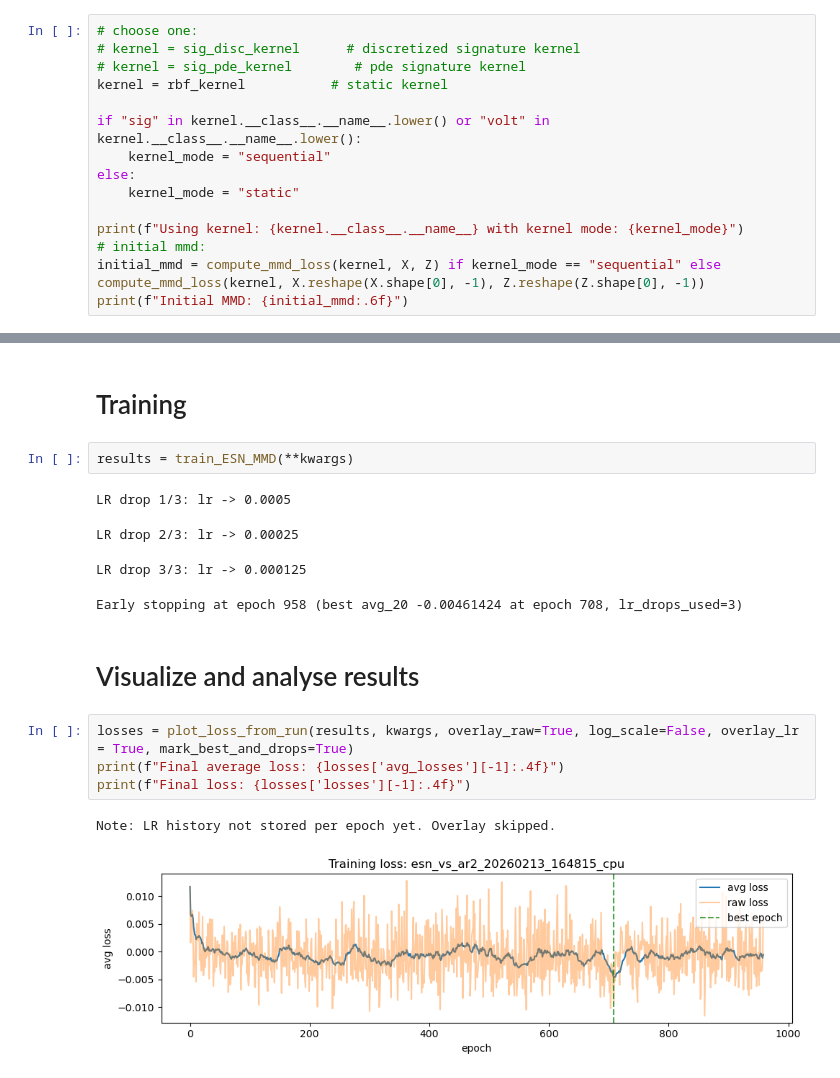
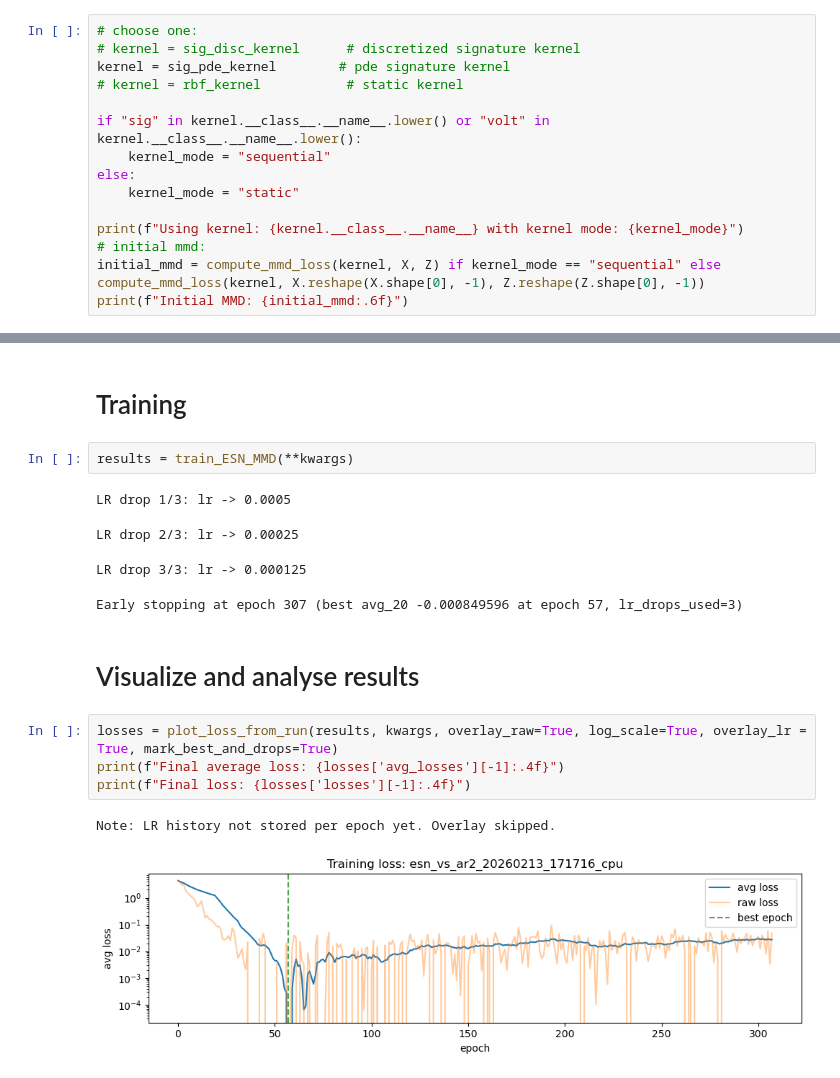
Before and after one commit to omersuder5/My_trial_space, a Jupyter notebook: example_training_dataloader.ipynb, the cells around one changed output, grey strips where cells are left out. Drawn from its saved outputs; the diff is of its cells as text.

```diff
--- a/example_training_dataloader.ipynb
+++ b/example_training_dataloader.ipynb
@@ -101,8 +101,8 @@ rbf_kernel = ksig_disc.kernels.RBFKernel(sigma=static_sigma)
 # %%
 # choose one:
 # kernel = sig_disc_kernel      # discretized signature kernel
-# kernel = sig_pde_kernel        # pde signature kernel
-kernel = rbf_kernel           # static kernel
+kernel = sig_pde_kernel        # pde signature kernel
+# kernel = rbf_kernel           # static kernel
 
 if "sig" in kernel.__class__.__name__.lower() or "volt" in kernel.__class__.__name__.lower():
     kernel_mode = "sequential"
@@ -172,13 +172,13 @@ results = train_ESN_MMD(**kwargs)
 LR drop 1/3: lr -> 0.0005
 LR drop 2/3: lr -> 0.00025
 LR drop 3/3: lr -> 0.000125
-Early stopping at epoch 958 (best avg_20 -0.00461424 at epoch 708, lr_drops_used=3)
+Early stopping at epoch 307 (best avg_20 -0.000849596 at epoch 57, lr_drops_used=3)
 # %% [markdown]
 # Visualize and analyse results
 # %%
-losses = plot_loss_from_run(results, kwargs, overlay_raw=True, log_scale=False, overlay_lr = True, mark_best_and_drops=True)
+losses = plot_loss_from_run(results, kwargs, overlay_raw=True, log_scale=True, overlay_lr = True, mark_best_and_drops=True)
 print(f"Final average loss: {losses['avg_losses'][-1]:.4f}")
 print(f"Final loss: {losses['losses'][-1]:.4f}")
 # %% [output]
 Note: LR history not stored per epoch yet. Overlay skipped.
-[figure, old version]
+[figure, new version]
```
Also changed, not shown: parts of 4 cells of this notebook, 7 other files.
